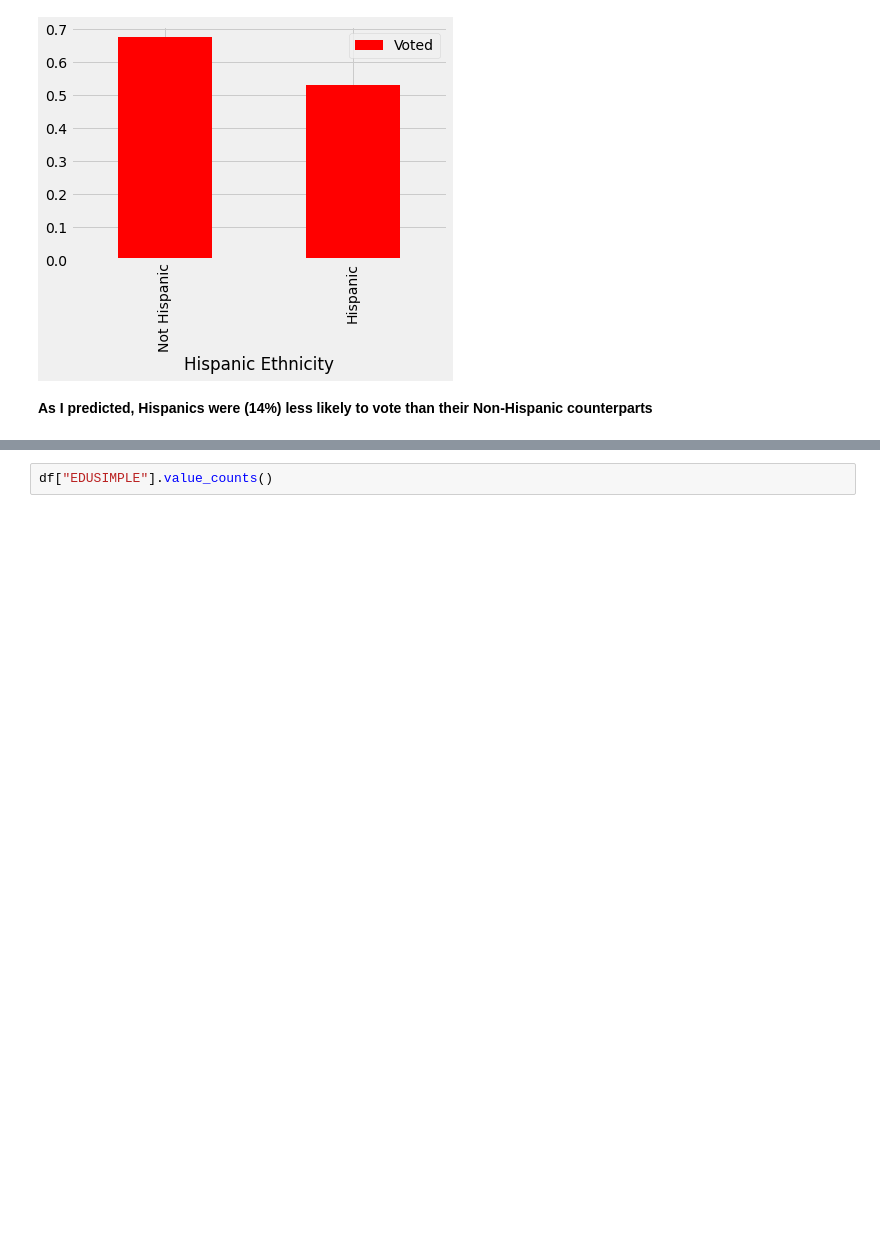
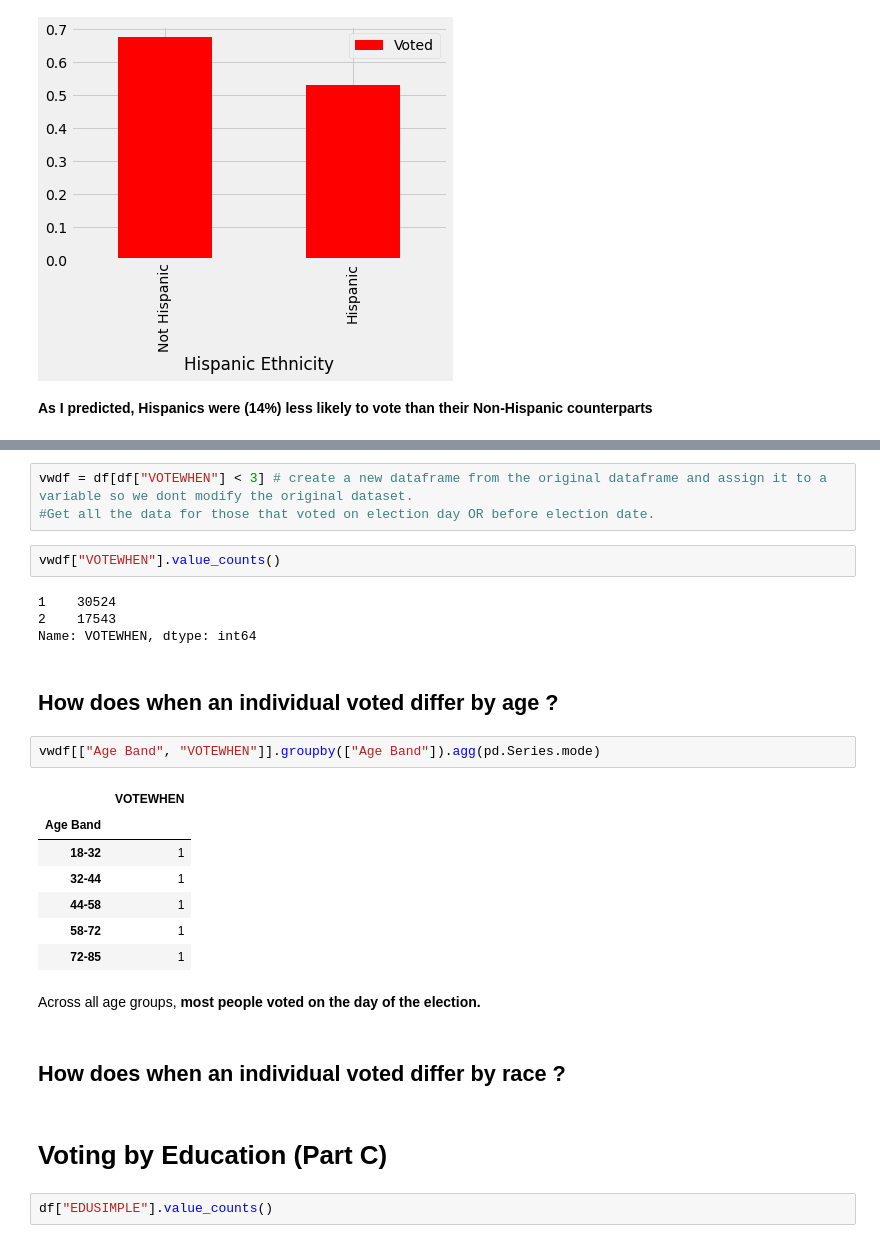
Before and after one commit to mdesilva/Data-Science, a Jupyter notebook: ASA2020FallDataChallenge/Analysis.ipynb, the cells around one changed output, grey strips where cells are left out. Drawn from its saved outputs; the diff is of its cells as text; blank space fills up the shorter version.

```diff
--- a/ASA2020FallDataChallenge/Analysis.ipynb
+++ b/ASA2020FallDataChallenge/Analysis.ipynb
@@ -159,3 +231,30 @@ hispVotes.plot.bar(color="red")
+# %%
+vwdf = df[df["VOTEWHEN"] < 3] # create a new dataframe from the original dataframe and assign it to a variable so we dont modify the original dataset.
+#Get all the data for those that voted on election day OR before election date.
+# %%
+vwdf["VOTEWHEN"].value_counts()
+# %% [output]
+1    30524
+2    17543
+Name: VOTEWHEN, dtype: int64
+# %% [markdown]
+## How does when an individual voted differ by age ?
+# %%
+vwdf[["Age Band", "VOTEWHEN"]].groupby(["Age Band"]).agg(pd.Series.mode)
+# %% [output]
+|  | VOTEWHEN |
+| Age Band |  |
+| 18-32 | 1 |
+| 32-44 | 1 |
+| 44-58 | 1 |
+| 58-72 | 1 |
+| 72-85 | 1 |
+# %% [markdown]
+Across all age groups, **most people voted on the day of the election.**
+# %% [markdown]
+## How does when an individual voted differ by race ?
+# %% [markdown]
+# Voting by Education (Part C)
 # %%
 df["EDUSIMPLE"].value_counts()
 # %% [output]
```
Also changed, not shown: parts of 36 cells of this notebook.
